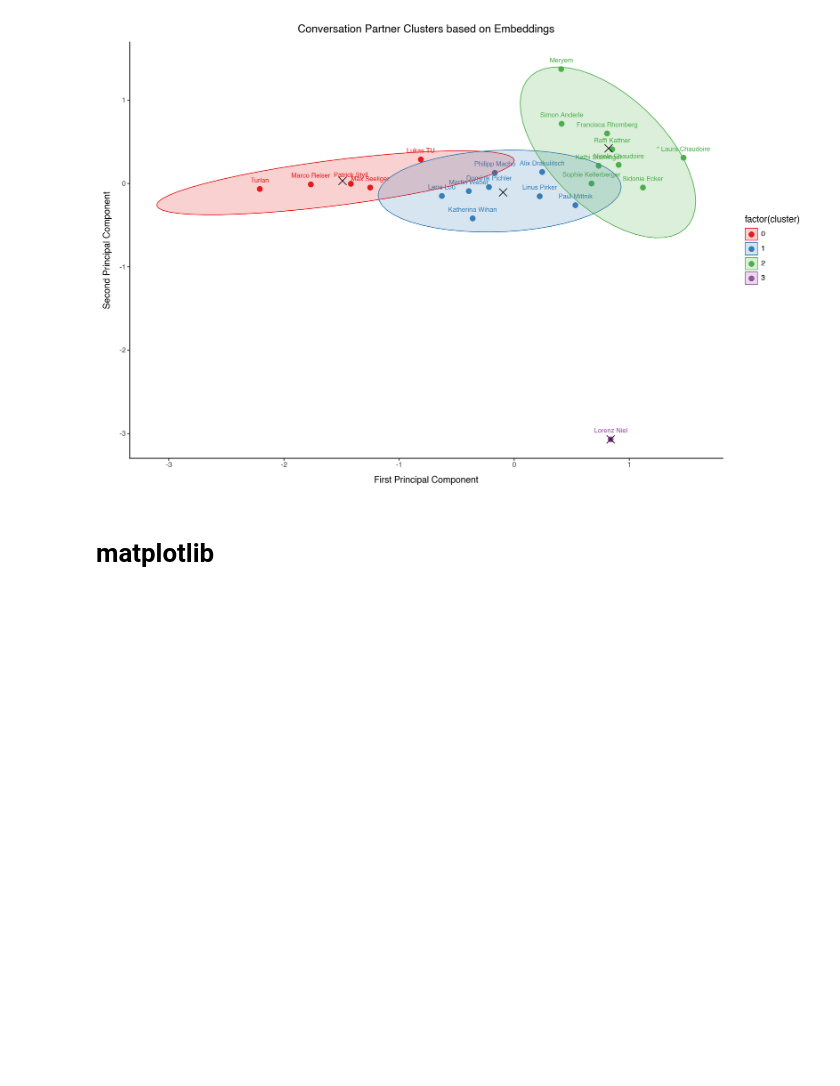
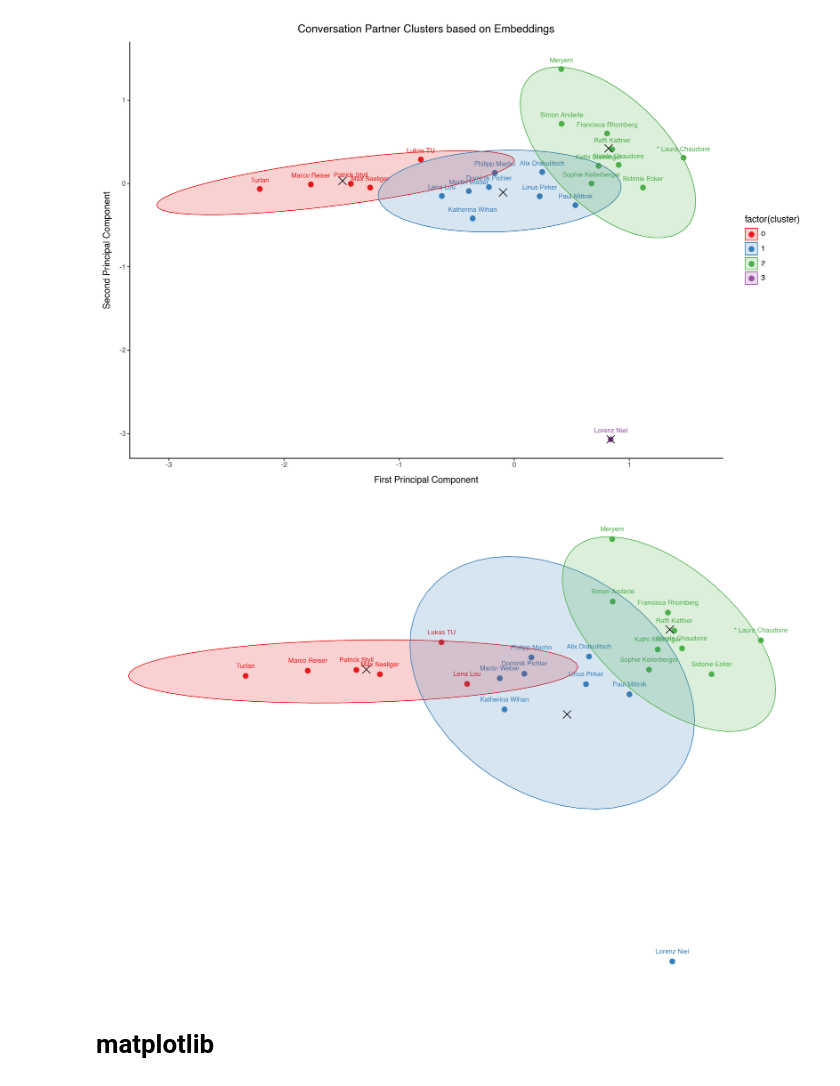
Before and after one commit to sueszli/whatsapp-lens, a Jupyter notebook: src/3_analytics.ipynb, the cells around one changed output. Cells and saved outputs as stored; diff of their text form; code cells hidden in the pictures; blank space fills up the shorter version.

```diff
--- a/src/3_analytics.ipynb
+++ b/src/3_analytics.ipynb
@@ -313,6 +313,51 @@ p = (ggplot(plot_df, aes(x='x', y='y', color='factor(cluster)'))
 p.show()
 # %% [output]
 [figure]
+# %%
+from plotnine import *
+import pandas as pd
+import numpy as np
+from sklearn.cluster import KMeans
+from sklearn.preprocessing import StandardScaler
+import ast
+
+df['embeddings_array'] = df['embeddings'].apply(ast.literal_eval)
+embeddings_array = np.vstack(df['embeddings_array'].values)
+
+from sklearn.decomposition import PCA
+pca = PCA(n_components=2)
+embeddings_2d = pca.fit_transform(embeddings_array)
+
+n_clusters = 3
+kmeans = KMeans(n_clusters=n_clusters, random_state=42)
+clusters = kmeans.fit_predict(embeddings_2d)
+
+plot_df = pd.DataFrame({
+    'x': embeddings_2d[:, 0],
+    'y': embeddings_2d[:, 1],
+    'partner_name': df['partner_name'],
+    'cluster': clusters
+})
+
+centroids = kmeans.cluster_centers_
+
+p = (ggplot(plot_df, aes(x='x', y='y', color='factor(cluster)'))
+    + geom_point(size=3)
+    + geom_text(aes(label='partner_name'), size=8, nudge_y=0.1)
+    + stat_ellipse(aes(fill='factor(cluster)'), geom='polygon', alpha=0.2)
+    + geom_point(data=pd.DataFrame({
+        'x': centroids[:, 0],
+        'y': centroids[:, 1],
+        'cluster': range(n_clusters)
+    }), color='black', size=5, shape='x')
+    + theme_void()
+    + theme(figure_size=(12, 8), legend_position='none')
+    + scale_color_brewer(type='qual', palette='Set1')
+    + scale_fill_brewer(type='qual', palette='Set1')
+)
+p.show()
+# %% [output]
+[figure, added]
 # %% [markdown]
 # matplotlib
 # %%
```
Also changed, not shown: parts of 1 cell of this notebook, 4 other files.
